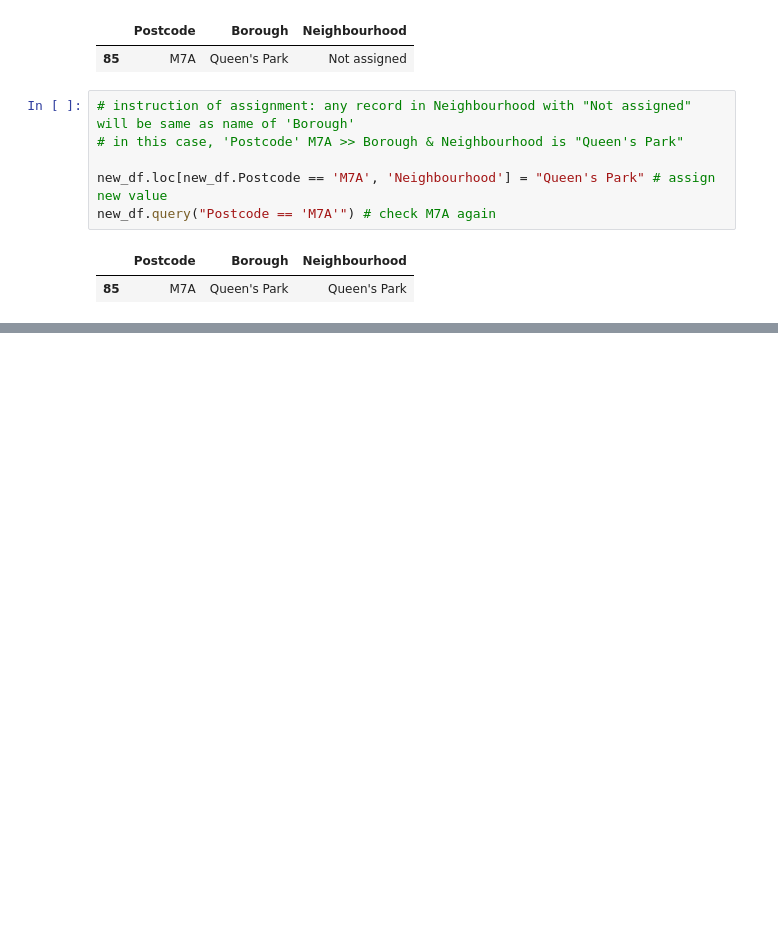
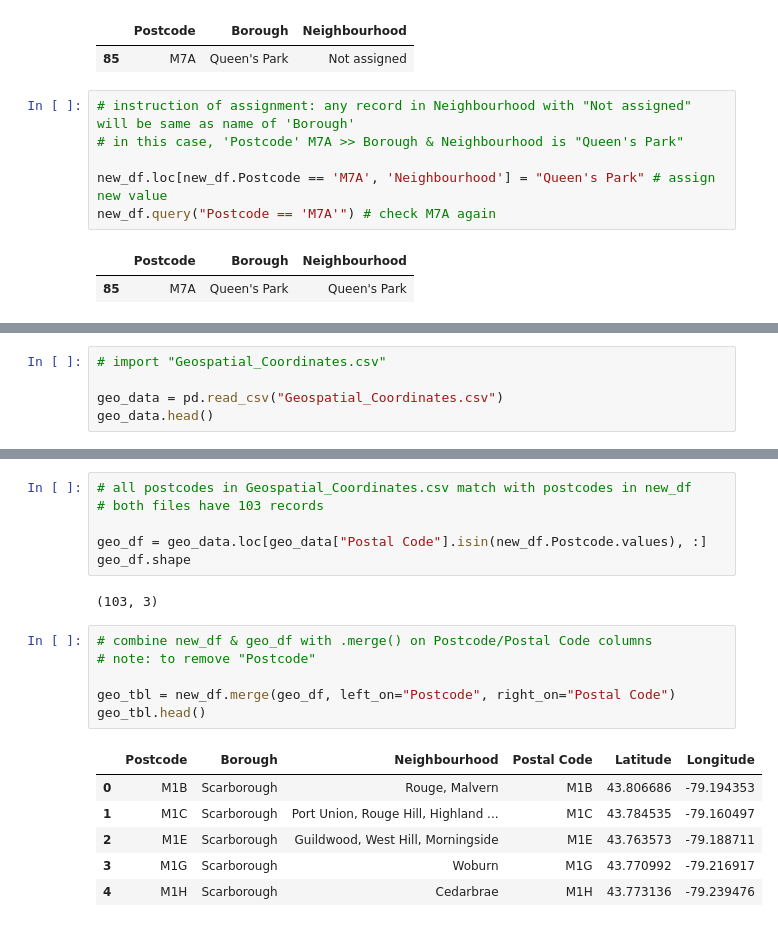
Before and after one commit to 6969tls/IBM-Applied-Data-Science-Week3, a Jupyter notebook: Applied Data Science Capstone.ipynb, the cells around one changed output, grey strips where cells are left out. Cells and saved outputs as stored; diff of their text form; blank space fills up the shorter version.

Commit message:
Add files via upload
Part 2 completed: combine geospatial data with original table.

```diff
--- a/Applied Data Science Capstone.ipynb
+++ b/Applied Data Science Capstone.ipynb
@@ -473,0 +542,5 @@ Postcode table consists of 103 rows & 3 columns
+# %%
+# import "Geospatial_Coordinates.csv"
+
+geo_data = pd.read_csv("Geospatial_Coordinates.csv")
+geo_data.head()
@@ -473,0 +565,21 @@ Postcode table consists of 103 rows & 3 columns
+# %%
+# all postcodes in Geospatial_Coordinates.csv match with postcodes in new_df
+# both files have 103 records
+
+geo_df = geo_data.loc[geo_data["Postal Code"].isin(new_df.Postcode.values), :]
+geo_df.shape
+# %% [output]
+(103, 3)
+# %%
+# combine new_df & geo_df with .merge() on Postcode/Postal Code columns
+# note: to remove "Postcode"
+
+geo_tbl = new_df.merge(geo_df, left_on="Postcode", right_on="Postal Code")
+geo_tbl.head()
+# %% [output]
+|  | Postcode | Borough | Neighbourhood | Postal Code | Latitude | Longitude |
+| 0 | M1B | Scarborough | Rouge, Malvern | M1B | 43.806686 | -79.194353 |
+| 1 | M1C | Scarborough | Port Union, Rouge Hill, Highland ... | M1C | 43.784535 | -79.160497 |
+| 2 | M1E | Scarborough | Guildwood, West Hill, Morningside | M1E | 43.763573 | -79.188711 |
+| 3 | M1G | Scarborough | Woburn | M1G | 43.770992 | -79.216917 |
+| 4 | M1H | Scarborough | Cedarbrae | M1H | 43.773136 | -79.239476 |
```
Also changed, not shown: parts of 11 cells of this notebook.
